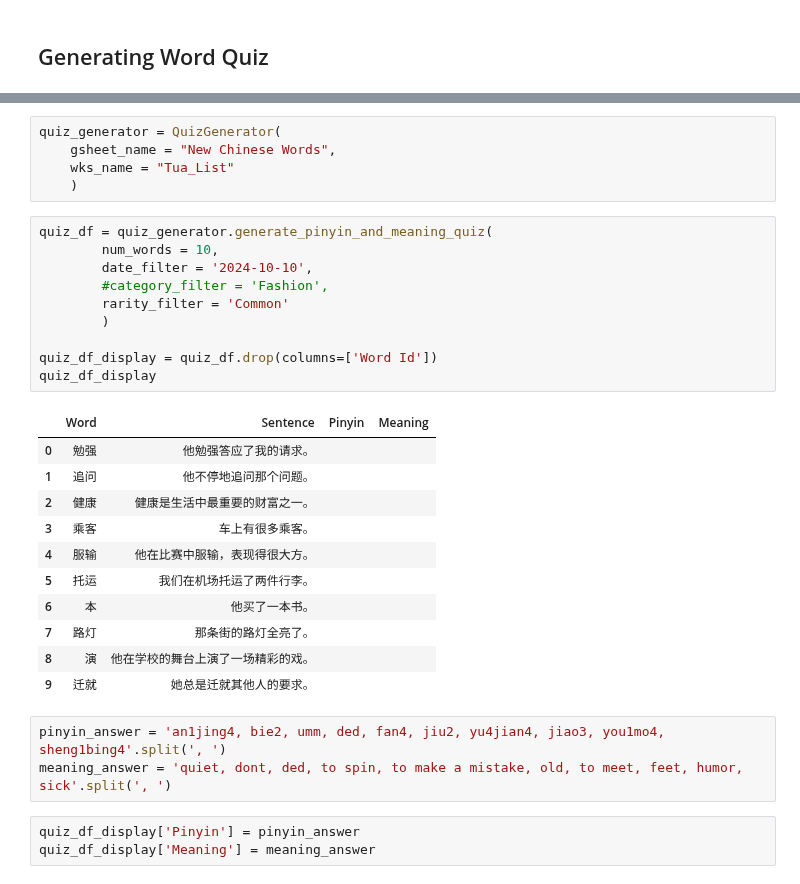
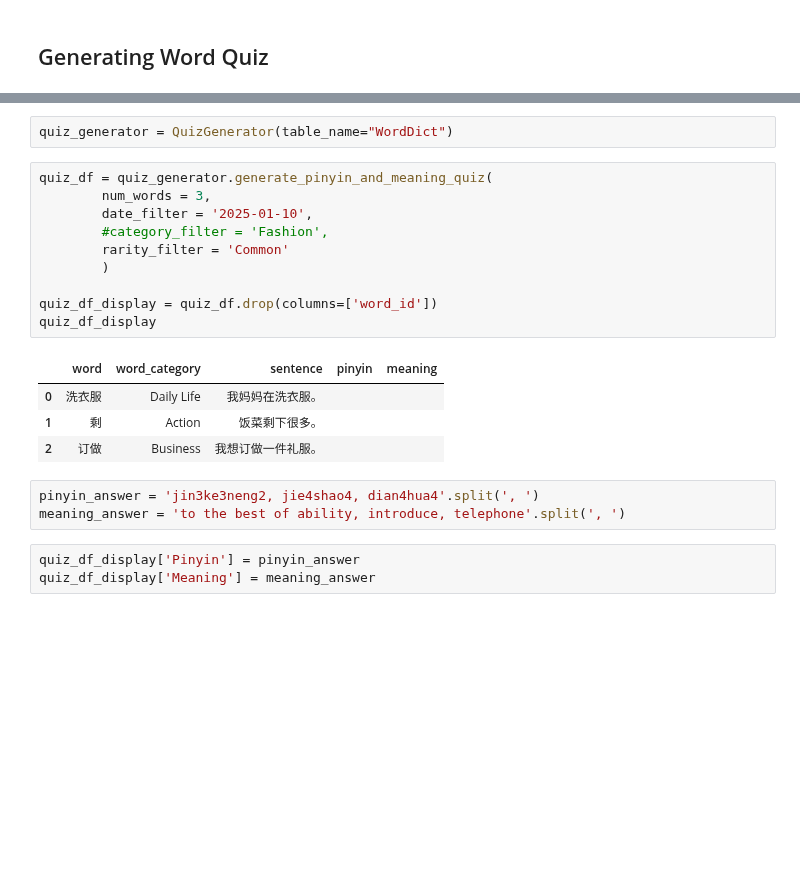
Before and after one commit to tuawong/GPT4LanguageLearning, a Jupyter notebook: GPT_ChineseQuiz.ipynb, the cells around one changed output, grey strips where cells are left out. Drawn from its saved outputs; the diff is of its cells as text; blank space fills up the shorter version.

Commit message:
Updated quiz module to use DB

```diff
--- a/GPT_ChineseQuiz.ipynb
+++ b/GPT_ChineseQuiz.ipynb
@@ -159,33 +193,23 @@ word_dict.head(2)
-# %%
-quiz_generator = QuizGenerator(
-    gsheet_name = "New Chinese Words",
-    wks_name = "Tua_List"
-    )
+# %%
+quiz_generator = QuizGenerator(table_name="WordDict")
 # %%
 quiz_df = quiz_generator.generate_pinyin_and_meaning_quiz(
-        num_words = 10,
-        date_filter = '2024-10-10',
+        num_words = 3,
+        date_filter = '2025-01-10',
         #category_filter = 'Fashion',
         rarity_filter = 'Common'
         )
 
-quiz_df_display = quiz_df.drop(columns=['Word Id'])
+quiz_df_display = quiz_df.drop(columns=['word_id'])
 quiz_df_display
 # %% [output]
-|  | Word | Sentence | Pinyin | Meaning |
-| 0 | 勉强 | 他勉强答应了我的请求。 |  |  |
-| 1 | 追问 | 他不停地追问那个问题。 |  |  |
-| 2 | 健康 | 健康是生活中最重要的财富之一。 |  |  |
-| 3 | 乘客 | 车上有很多乘客。 |  |  |
-| 4 | 服输 | 他在比赛中服输，表现得很大方。 |  |  |
-| 5 | 托运 | 我们在机场托运了两件行李。 |  |  |
-| 6 | 本 | 他买了一本书。 |  |  |
-| 7 | 路灯 | 那条街的路灯全亮了。 |  |  |
-| 8 | 演 | 他在学校的舞台上演了一场精彩的戏。 |  |  |
-| 9 | 迁就 | 她总是迁就其他人的要求。 |  |  |
+|  | word | word_category | sentence | pinyin | meaning |
+| 0 | 洗衣服 | Daily Life | 我妈妈在洗衣服。 |  |  |
+| 1 | 剩 | Action | 饭菜剩下很多。 |  |  |
+| 2 | 订做 | Business | 我想订做一件礼服。 |  |  |
-# %%
-pinyin_answer = 'an1jing4, bie2, umm, ded, fan4, jiu2, yu4jian4, jiao3, you1mo4, sheng1bing4'.split(', ')
-meaning_answer = 'quiet, dont, ded, to spin, to make a mistake, old, to meet, feet, humor, sick'.split(', ')
+# %%
+pinyin_answer = 'jin3ke3neng2, jie4shao4, dian4hua4'.split(', ')
+meaning_answer = 'to the best of ability, introduce, telephone'.split(', ')
 # %%
 quiz_df_display['Pinyin'] = pinyin_answer
 quiz_df_display['Meaning'] = meaning_answer
```
Also changed, not shown: parts of 15 cells of this notebook, 9 other files.
